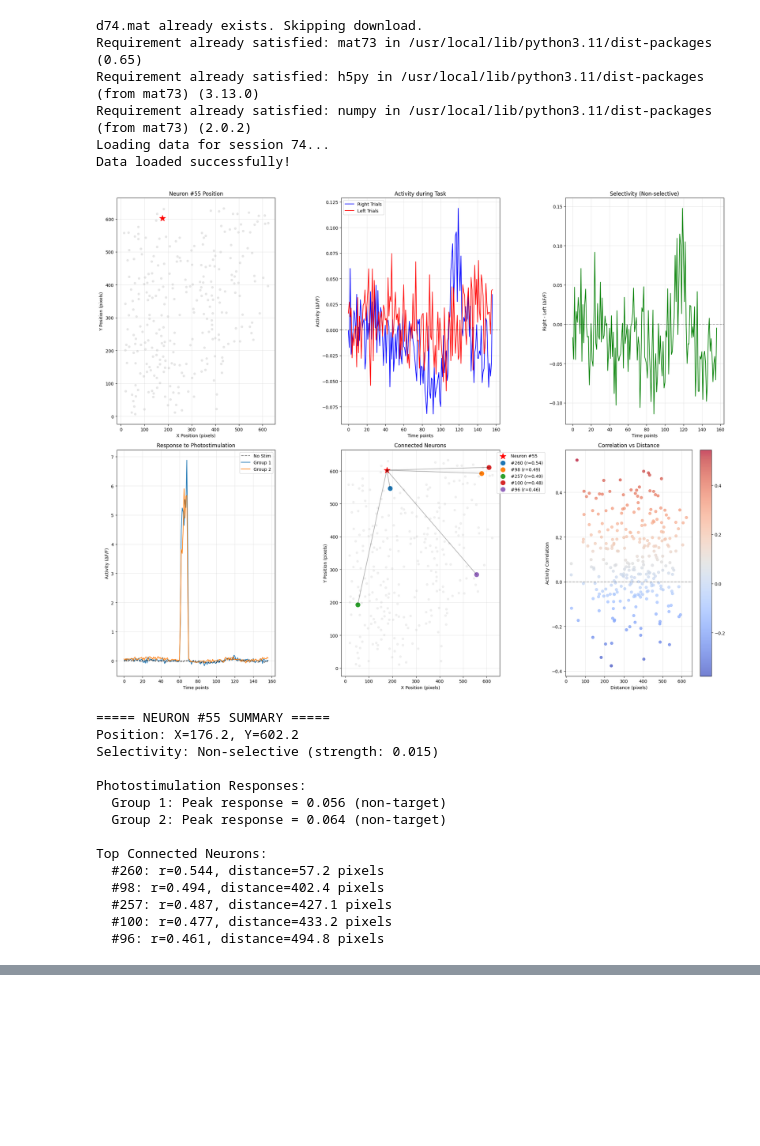
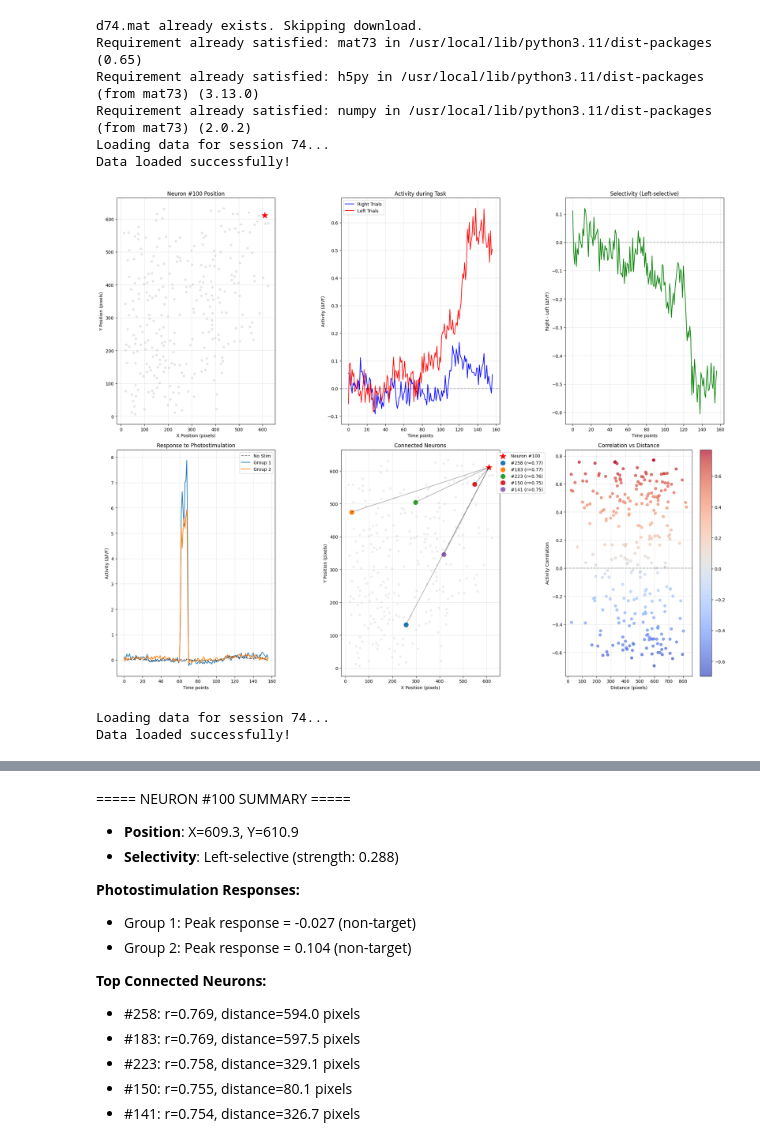
Before and after one commit to SABLISTER/Hi_friend, a Jupyter notebook: Synapse_Detective.ipynb, the cells around one changed output, grey strips where cells are left out. Drawn from its saved outputs; the diff is of its cells as text; code cells hidden in the pictures; blank space fills up the shorter version.

```diff
--- a/Synapse_Detective.ipynb
+++ b/Synapse_Detective.ipynb
@@ -3,5 +16,5 @@
 # %%
-# @title # PLEASE ENTER A NEURON FROM 0 TO 257
+# @title # Type in a neuron number (0–257), hit the play button on the left, then scroll down to see its activity, connections, and more.  vvvv
 from re import S
 # from google.colab import drive
 # drive.mount('/content/drive')
@@ -9,6 +22,7 @@ from re import S
 
 import os
 
+from IPython.display import Markdown, display
 filename = "d74.mat"
 url = "https://osf.io/qux3j/download"
 if not os.path.isfile(filename):
@@ -171,7 +185,7 @@ def neuron_decoder(session_id=74, neuron_id=None):
 
     # @title Neuron Decoder {"run":"auto","vertical-output":true,"display-mode":"form"}
 neuron_id = 55
-neuron_id = 55 # @param {"type":"number","placeholder":"45678"}
+neuron_id = 100 # @param {"type":"number","placeholder":"45678"}
 
 def display_neuron_info(d, neuron_info):
     """Display comprehensive information about the neuron"""
@@ -283,54 +297,51 @@ def display_neuron_info(d, neuron_info):
 
         # Plot correlation vs distance
         sc = ax6.scatter(all_dists, all_corrs, c=all_corrs, cmap='coolwarm', alpha=0.7)
         ax6.set_title("Correlation vs Distance")
         ax6.set_xlabel("Distance (pixels)")
         ax6.set_ylabel("Activity Correlation")
         ax6.axhline(y=0, color='k', linestyle='--', alpha=0.3)
         ax6.grid(True, alpha=0.3)
         plt.colorbar(sc, ax=ax6)
 
     plt.tight_layout()
     plt.show()
 
-    # Display text summary
-    print(f"\n===== NEURON #{neuron_info['id']} SUMMARY =====")
-    print(f"Position: X={neuron_info['position'][0]:.1f}, Y={neuron_info['position'][1]:.1f}")
+neuron_info = neuron_decoder(session_id=74, neuron_id=neuron_id)
+
+
+def format_summary(neuron_info):
+    summary = f"\n===== NEURON #{neuron_info['id']} SUMMARY =====\n\n"
+    summary += f"- **Position**: X={neuron_info['position'][0]:.1f}, Y={neuron_info['position'][1]:.1f}\n"
 
     if 'preference' in neuron_info:
-        print(f"Selectivity: {neuron_info['preference']} (strength: {neuron_info['selectivity_strength']:.3f})")
+        summary += f"- **Selectivity**: {neuron_info['preference']} (strength: {neuron_info['selectivity_strength']:.3f})\n"
 
     if 'photostim_responses' in neuron_info:
-        print("\nPhotostimulation Responses:")
+        summary += f"\n**Photostimulation Responses:**\n"
         for resp in neuron_info['photostim_responses']:
             target_status = "TARGET" if resp['is_target'] else "non-target"
-            print(f"  Group {resp['group']}: Peak response = {resp['peak_response']:.3f} ({target_status})")
+            summary += f"  - Group {resp['group']}: Peak response = {resp['peak_response']:.3f} ({target_status})\n"
 
     if 'connected_neurons' in neuron_info and len(neuron_info['connected_neurons']) > 0:
-        print("\nTop Connected Neurons:")
-        for i, conn in enumerate(neuron_info['connected_neurons'][:5]):
-            print(f"  #{conn['neuron_id']}: r={conn['correlation']:.3f}, distance={conn['distance']:.1f} pixels")
+        summary += f"\n**Top Connected Neurons:**\n"
+        for conn in neuron_info['connected_neurons'][:5]:
+            summary += f"  - #{conn['neuron_id']}: r={conn['correlation']:.3f}, distance={conn['distance']:.1f} pixels\n"
 
+    return summary
+
+# Decode the neuron
 neuron_info = neuron_decoder(session_id=74, neuron_id=neuron_id)
+
+# Display nicely formatted summary
+display(Markdown(format_summary(neuron_info)))
 # %% [output]
 d74.mat already exists. Skipping download.
 Requirement already satisfied: mat73 in /usr/local/lib/python3.11/dist-packages (0.65)
 Requirement already satisfied: h5py in /usr/local/lib/python3.11/dist-packages (from mat73) (3.13.0)
 Requirement already satisfied: numpy in /usr/local/lib/python3.11/dist-packages (from mat73) (2.0.2)
 Loading data for session 74...
 Data loaded successfully!
-[figure, old version]
+[figure, new version]
-===== NEURON #55 SUMMARY =====
-Position: X=176.2, Y=602.2
-Selectivity: Non-selective (strength: 0.015)
-
-Photostimulation Responses:
-  Group 1: Peak response = 0.056 (non-target)
-  Group 2: Peak response = 0.064 (non-target)
-
-Top Connected Neurons:
-  #260: r=0.544, distance=57.2 pixels
-  #98: r=0.494, distance=402.4 pixels
-  #257: r=0.487, distance=427.1 pixels
-  #100: r=0.477, distance=433.2 pixels
-  #96: r=0.461, distance=494.8 pixels
+Loading data for session 74...
+Data loaded successfully!
@@ -336,0 +349,16 @@ Top Connected Neurons:
+
+===== NEURON #100 SUMMARY =====
+
+- **Position**: X=609.3, Y=610.9
+- **Selectivity**: Left-selective (strength: 0.288)
+
+**Photostimulation Responses:**
+  - Group 1: Peak response = -0.027 (non-target)
+  - Group 2: Peak response = 0.104 (non-target)
+
+**Top Connected Neurons:**
+  - #258: r=0.769, distance=594.0 pixels
+  - #183: r=0.769, distance=597.5 pixels
+  - #223: r=0.758, distance=329.1 pixels
+  - #150: r=0.755, distance=80.1 pixels
+  - #141: r=0.754, distance=326.7 pixels
```
Also changed, not shown: parts of 2 cells of this notebook.
